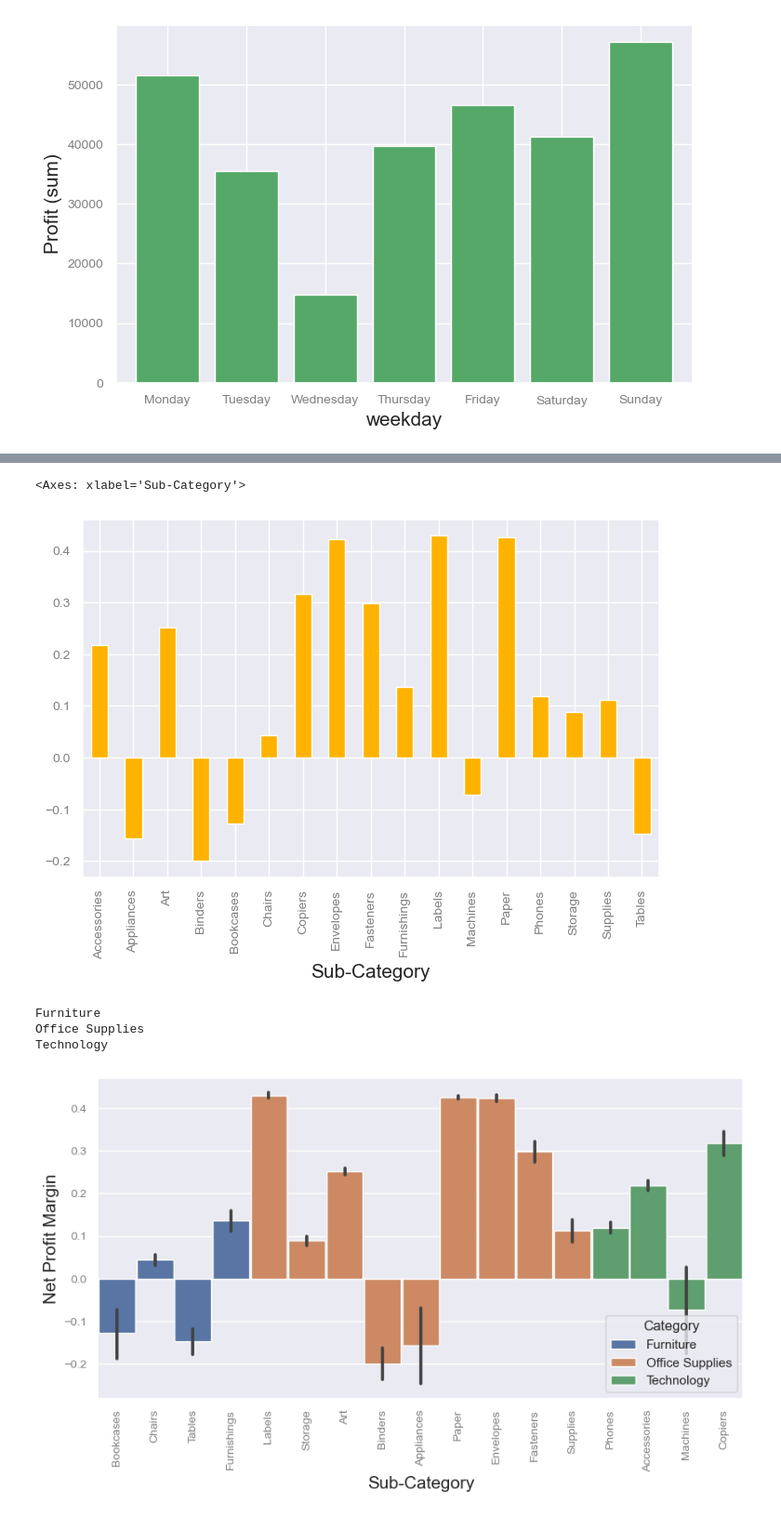
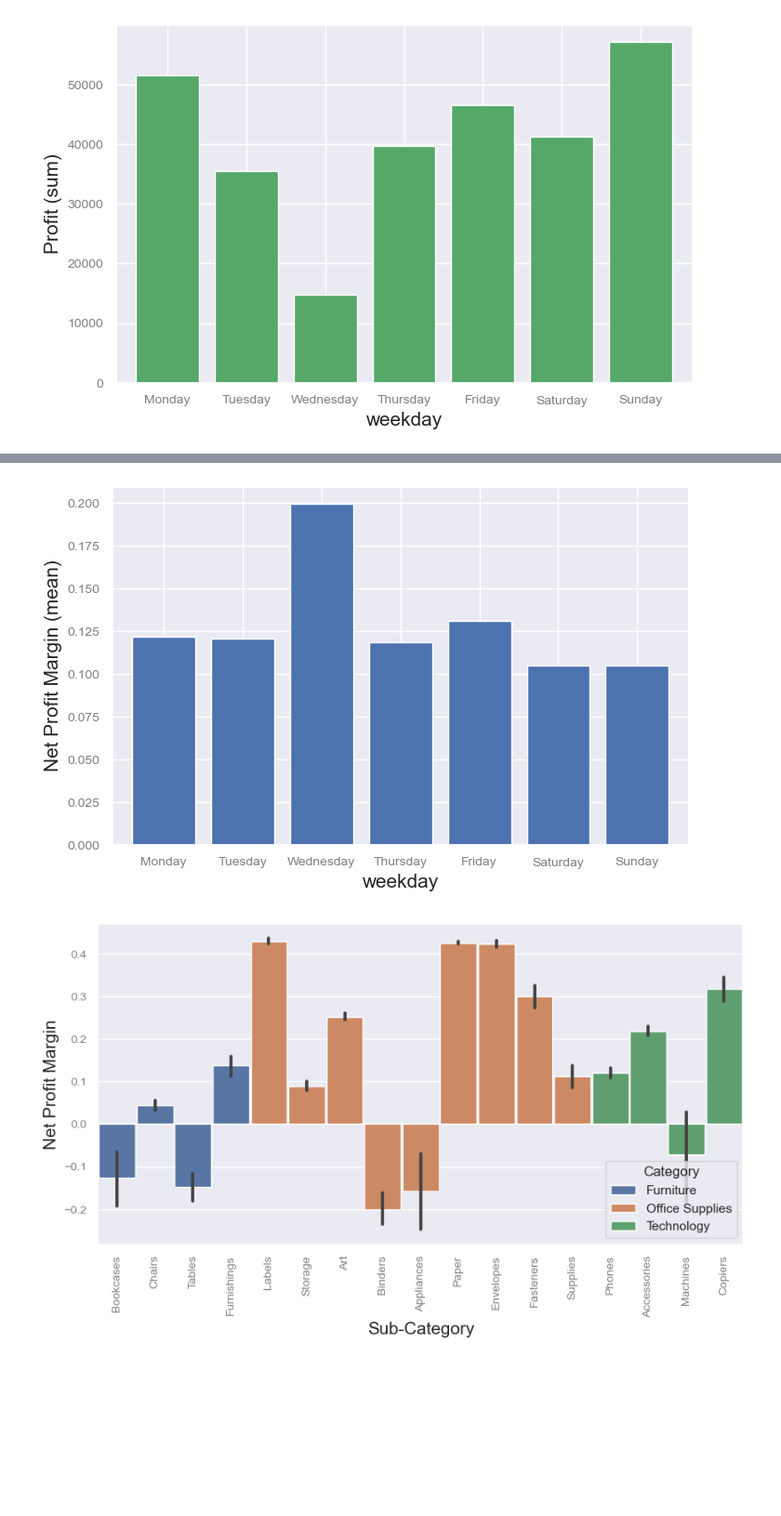
Before and after one commit to mks-0/code-academy, a Jupyter notebook: E-Commerce/e-com-eda.ipynb, the cells around one changed output, grey strips where cells are left out. Shown: that part at 93% size. Cells and saved outputs as stored; diff of their text form; code cells hidden in the pictures; blank space fills up the shorter version.

```diff
--- a/E-Commerce/e-com-eda.ipynb
+++ b/E-Commerce/e-com-eda.ipynb
@@ -193,0 +194,10 @@ plt.show()
+# %%
+fig, ax = plt.subplots(figsize=(8, 5))
+
+days = df.groupby(df['weekday'])
+days['Net Profit Margin'].mean().plot(kind='bar', width=0.8, color=color[2], x=weekdays)
+ax.set_ylabel('Net Profit Margin (mean)')
+plt.xticks(rotation=0)
+plt.show()
+# %% [output]
+[figure, added]
@@ -194,24 +210,10 @@ plt.show()
 # %%
 df['Net Profit Margin'] = df['Profit']/df['Sales']
-# %%
-
-fig, ax = plt.subplots(figsize=(8, 5))
-
-df.groupby(df['Sub-Category'])['Net Profit Margin'].mean().plot(kind='bar', color=color[3])
-# %% [output]
-<Axes: xlabel='Sub-Category'>
-[figure, removed]
 # %%
-subcategories = []
+subcategories_order = []
 
 for cat in df['Category'].unique():
-    prev = subcategories
-    print(cat)
     sc = df[df['Category'] == cat ]['Sub-Category'].unique()
-    subcategories.extend(sc)
+    subcategories_order.extend(sc)
-# %% [output]
-Furniture
-Office Supplies
-Technology
 # %%
 fig, ax = plt.subplots(figsize=(10, 5))
```
Also changed, not shown: parts of 21 cells of this notebook, 2 other files.
